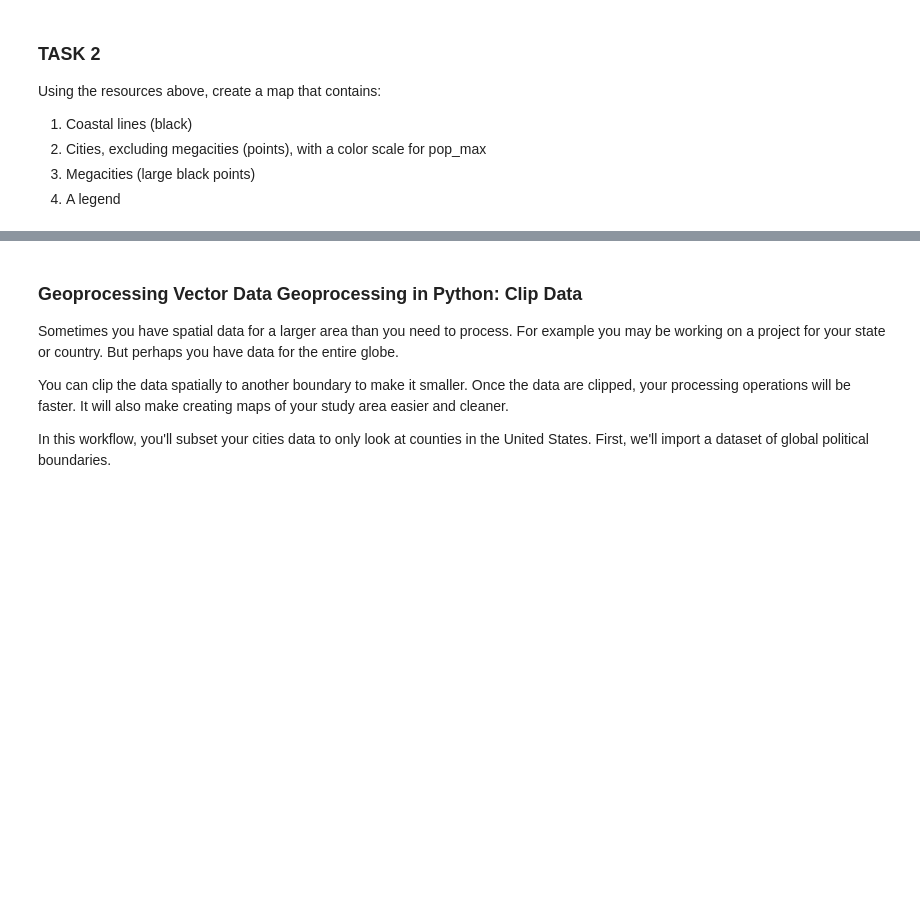
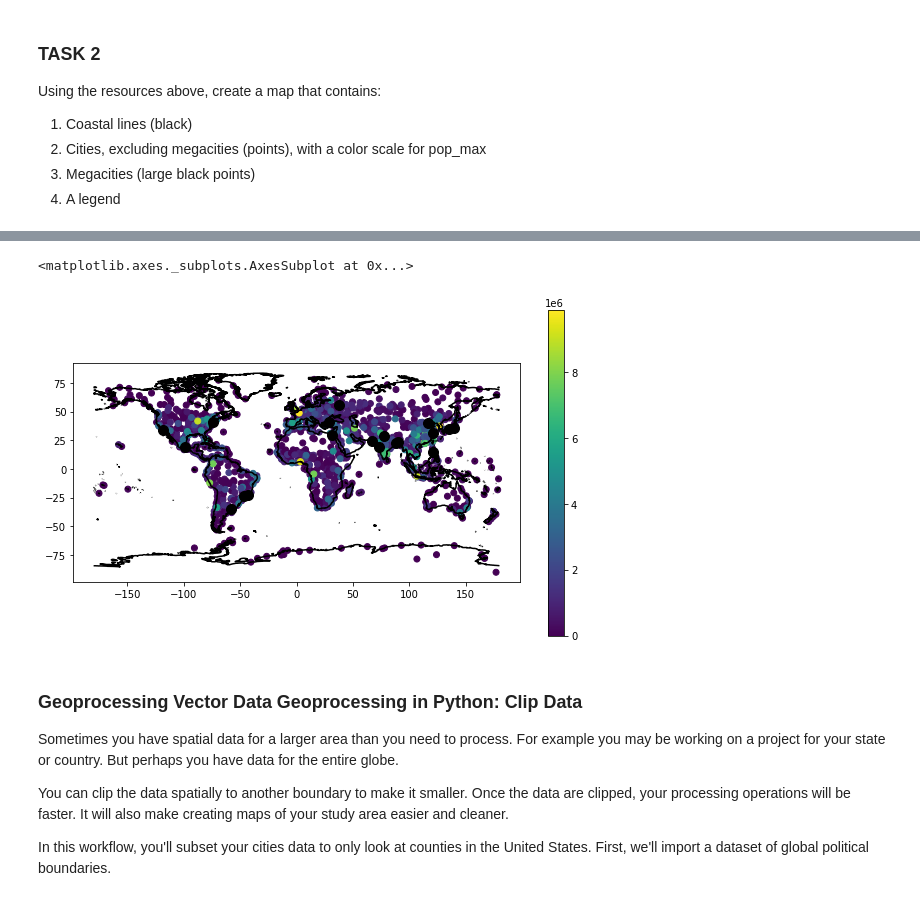
Before and after one commit to emjorgen/EnvDatSci22, a Jupyter notebook: CodeSprints/VectorData101.ipynb, the cells around one changed output, grey strips where cells are left out. Saved outputs shown, nothing was run; the diff lists cells and outputs as text; code cells hidden in the pictures; blank space fills up the shorter version.

```diff
--- a/CodeSprints/VectorData101.ipynb
+++ b/CodeSprints/VectorData101.ipynb
@@ -411,7 +422,13 @@ Using the resources above, create a map that contains:
 # %%
 f, ax1 = plt.subplots(figsize=(10, 6))
 coastlines.plot(ax=ax1,
                 color="black")
+minicities = cities[cities.pop_max <= 10000000]
+minicities.plot(ax=ax1, column='pop_max', cmap="viridis", legend=True)
+megacities.plot(ax=ax1, color="black", markersize=100)
+# %% [output]
+<matplotlib.axes._subplots.AxesSubplot at 0x...>
+[figure, added]
 # %% [markdown]
 ### Geoprocessing Vector Data Geoprocessing in Python: Clip Data
 Sometimes you have spatial data for a larger area than you need to process. For example you may be working on a project for your state or country. But perhaps you have data for the entire globe.
```
Also changed, not shown: parts of 8 cells of this notebook.
